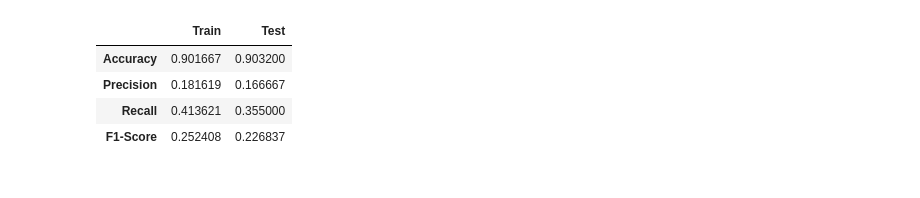
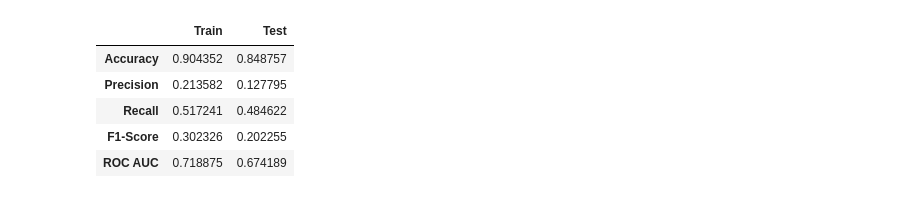
Before and after one commit to IgorTrevelin/data-science, a Jupyter notebook: Santander Customer Satisfaction/customer_satisfaction.ipynb, the cells around one changed output. Saved outputs shown, nothing was run; the diff lists cells and outputs as text; code cells hidden in the pictures.

```diff
--- a/Santander Customer Satisfaction/customer_satisfaction.ipynb
+++ b/Santander Customer Satisfaction/customer_satisfaction.ipynb
@@ -248,0 +160,2 @@ X_selected = correlated_features.transform(X_selected)
+# %%
+df.drop("ID", axis=1, inplace=True)
@@ -269 +278,3 @@ array(['var3', 'var15', 'imp_ent_var16_ult1', 'imp_op_var39_comer_ult1',
        'var38'], dtype=object)
+# %%
+X_train, X_test = X_train[selected_features], X_test[selected_features]
@@ -278,4 +415,15 @@ X_train, X_test, y_train, y_test = train_test_split(X, y, stratify=y, shuffle=Tr
 # %%
+transformers = ColumnTransformer(transformers=[
+    ("power_transformer", PowerTransformer(), [
+        "var15",
+        "saldo_var5",
+        "num_var45_ult3",
+        "saldo_medio_var5_hace3",
+        "var38"
+        ]
+    )
+])
+scaler = RobustScaler()
 oversampling = SMOTE(random_state=seed)
 cv = StratifiedKFold(n_splits=5, shuffle=True, random_state=seed)
 scoring = "f1"
@@ -294,7 +442,13 @@ score_results = []
 for model in models.values():
     pipe = ImbPipeline(steps=[
         ("oversampling", oversampling),
+        ("transformers", transformers),
+        ("scaler", scaler),
         ("clf", model)
     ])
     scores = cross_val_score(pipe, X_train, y_train, scoring=scoring, n_jobs=-1)
     score_results.append(scores)
+
+scores_df = pd.DataFrame(score_results, columns=[i for i in range(1, 6)])
+scores_df["Model"] = list(models.keys())
+scores_df = pd.melt(frame=scores_df, id_vars=["Model"], value_vars=[i for i in range(1, 6)], var_name="Fold", value_name="Score").sort_values(["Model", "Fold"], ascending=True)
@@ -322,15 +473,15 @@ Name: Score, dtype: float64
 # %%
-from sklearn.model_selection import RandomizedSearchCV
-
 pipe = ImbPipeline(steps=[
-    ("oversampling", SMOTE(random_state=seed)),
+    ("oversampling", oversampling),
+    ("transformers", transformers),
+    ("scaler", scaler),
     ("clf", LGBMClassifier(random_state=seed))
 ])
 
 search = RandomizedSearchCV(
     pipe,
     param_distributions={
-        "oversampling__k_neighbors": np.arange(3, 10),
+        "oversampling__k_neighbors": np.arange(3, 100),
         "oversampling__sampling_strategy": ["auto"] + list(np.arange(0.4, 1.1, 0.1)),
         "clf__n_estimators": np.arange(100, 1100, 100),
         "clf__max_depth": np.arange(2, 10),
@@ -340,7 +491,7 @@ search = RandomizedSearchCV(
     },
     cv=cv,
     scoring=scoring,
-    n_iter=300,
+    n_iter=500,
     n_jobs=-1
 )
 
@@ -366,27 +517,34 @@ search = search.fit(X_train, y_train)
 # %%
-from sklearn.base import clone
-
 model = clone(search.best_estimator_)
 train_preds = cross_val_predict(model, X_train, y_train, cv=cv, n_jobs=-1)
 
 model.fit(X_train, y_train)
 test_preds = model.predict(X_test)
 
 def metrics(y_true, y_pred):
     accuracy = accuracy_score(y_true, y_pred)
     precision = precision_score(y_true, y_pred)
     recall = recall_score(y_true, y_pred)
     f1 = f1_score(y_true, y_pred)
+    roc = roc_auc_score(y_true, y_pred)
 
-    return accuracy, precision, recall, f1
+    return accuracy, precision, recall, f1, roc
 
-metrics_df = pd.DataFrame(columns=["Train", "Test"], index=["Accuracy", "Precision", "Recall", "F1-Score"])
+metrics_df = pd.DataFrame(columns=["Train", "Test"], index=[
+    "Accuracy",
+    "Precision",
+    "Recall",
+    "F1-Score",
+    "ROC AUC"
+])
+
 metrics_df["Train"] = metrics(y_train, train_preds)
 metrics_df["Test"] = metrics(y_test, test_preds)
 metrics_df
 # %% [output]
 |  | Train | Test |
-| Accuracy | 0.901667 | 0.903200 |
-| Precision | 0.181619 | 0.166667 |
-| Recall | 0.413621 | 0.355000 |
-| F1-Score | 0.252408 | 0.226837 |
+| Accuracy | 0.904352 | 0.848757 |
+| Precision | 0.213582 | 0.127795 |
+| Recall | 0.517241 | 0.484622 |
+| F1-Score | 0.302326 | 0.202255 |
+| ROC AUC | 0.718875 | 0.674189 |
```
Also changed, not shown: parts of 68 cells of this notebook.
